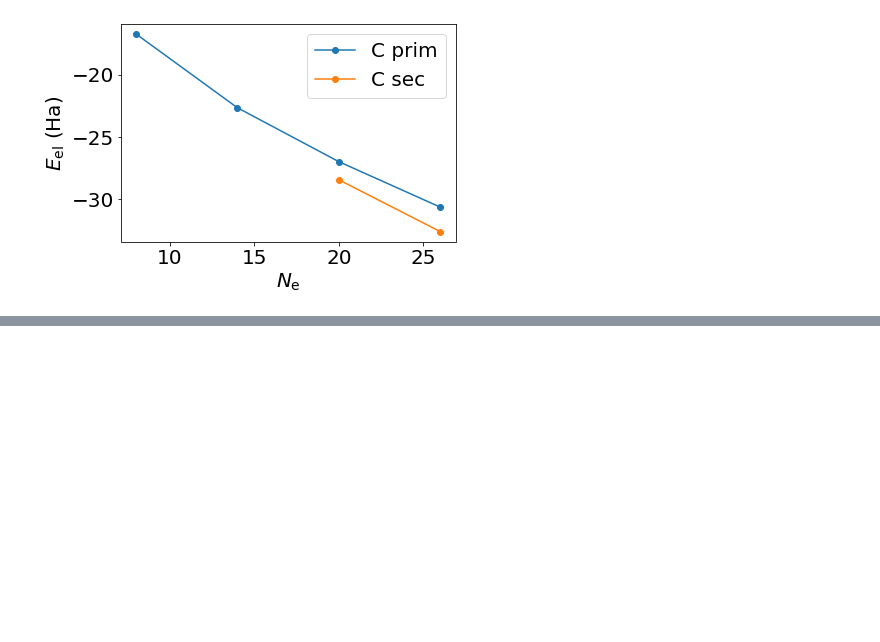
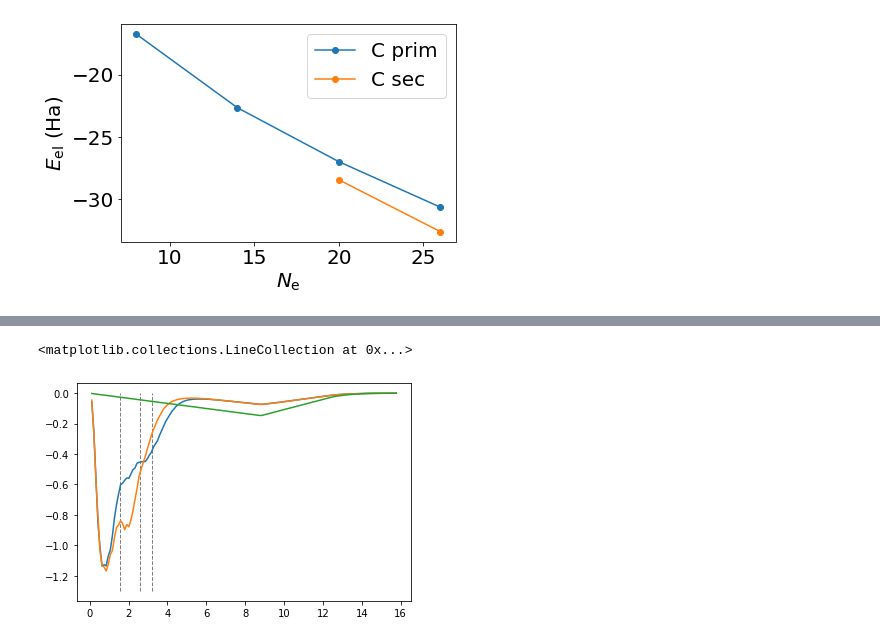
Before and after one commit to ferchault/APDFT, a Jupyter notebook: prototyping/atomic_energies/analysis/number_ve/analyse_energies.ipynb, the cells around one changed output, grey strips where cells are left out. Cells and saved outputs as stored; diff of their text form; code cells hidden in the pictures; blank space fills up the shorter version.

```diff
--- a/prototyping/atomic_energies/analysis/number_ve/analyse_energies.ipynb
+++ b/prototyping/atomic_energies/analysis/number_ve/analyse_energies.ipynb
@@ -1056,0 +167,11 @@ fig.tight_layout()
+# %%
+plt.plot(np.array(der_mu[0][0])*Bohr, der_mu[0][1])
+plt.plot(np.array(der_mu[1][0])*Bohr, der_mu[1][1])
+
+plt.plot(np.array(der_ref[0])*Bohr, der_ref[1])
+
+
+plt.vlines([1.53311699, 2.58061199, 3.18426027], -1.3,0, linestyles='--', colors='grey', linewidths = 1)
+# %% [output]
+<matplotlib.collections.LineCollection at 0x...>
+[figure, added]
```
Also changed, not shown: parts of 79 cells of this notebook, 1 other file.
